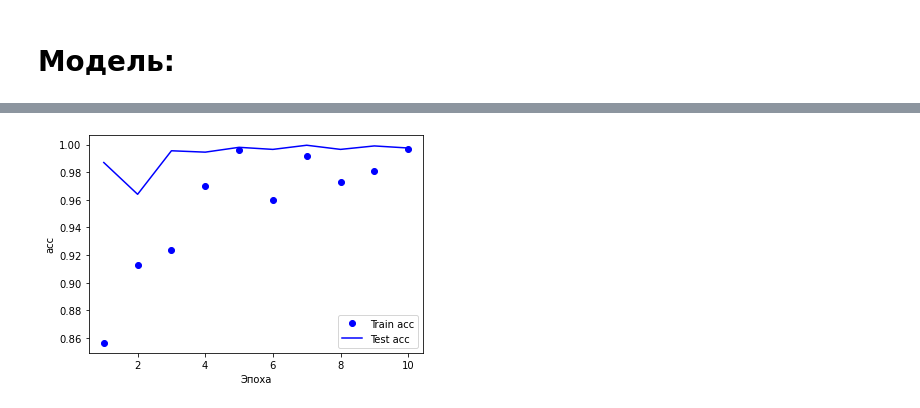
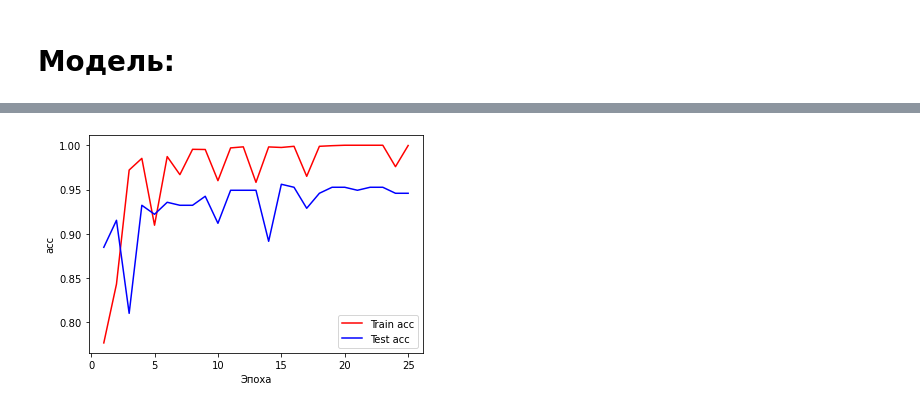
Before and after one commit to M3100Team/ML-model-training, a Jupyter notebook: training.ipynb, the cells around one changed output, grey strips where cells are left out. Cells and saved outputs as stored; diff of their text form; code cells hidden in the pictures.

Commit message:
Improving model

```diff
--- a/training.ipynb
+++ b/training.ipynb
@@ -75,8 +143,11 @@ model.add(layers.Conv2D(64, (3, 3), activation='relu'))
 model.add(layers.MaxPooling2D((2, 2)))
 model.add(layers.Conv2D(128, (3, 3), activation='relu'))
 model.add(layers.MaxPooling2D((2, 2)))
+model.add(layers.Conv2D(128, (3, 3), activation='relu'))
+model.add(layers.MaxPooling2D((2, 2)))
 model.add(layers.Flatten())
+model.add(layers.Dropout(0.5))
 model.add(layers.Dense(512, activation='relu'))
 model.add(layers.Dense(1, activation='sigmoid'))
-model.compile(loss='binary_crossentropy', optimizer=optimizers.RMSprop(learning_rate=0.0001), metrics=['acc'])
+model.compile(loss='binary_crossentropy', optimizer=optimizers.RMSprop(learning_rate=0.0001), metrics=['binary_accuracy'])
 # %% [markdown]
@@ -83,3 +155 @@ model.compile(loss='binary_crossentropy', optimizer=optimizers.RMSprop(learning_
 # Обучение:
-# %%
-history = model.fit(data_x_train, data_y_train, epochs=5, validation_data=(data_x_test, data_y_test), steps_per_epoch=50)
@@ -108,17 +156,3 @@ plt.show()
-# %%
-model = models.Sequential()
-model.add(layers.Conv2D(32, (3, 3), activation='relu', input_shape=(200, 200, 1)))
-model.add(layers.MaxPooling2D((2, 2)))
-model.add(layers.Conv2D(64, (3, 3), activation='relu'))
-model.add(layers.MaxPooling2D((2, 2)))
-model.add(layers.Conv2D(128, (3, 3), activation='relu'))
-model.add(layers.MaxPooling2D((2, 2)))
-model.add(layers.Conv2D(128, (3, 3), activation='relu'))
-model.add(layers.MaxPooling2D((2, 2)))
-model.add(layers.Flatten())
-model.add(layers.Dense(512, activation='relu'))
-model.add(layers.Dense(1, activation='sigmoid'))
-model.compile(loss='binary_crossentropy', optimizer=optimizers.RMSprop(learning_rate=0.0001), metrics=['acc'])
 # %%
-history = model.fit(data_x_train, data_y_train, epochs=10, validation_data=(data_x_test, data_y_test), steps_per_epoch=30)
+history = model.fit(data_x_train, data_y_train, epochs=25, validation_data=(data_x_test, data_y_test), batch_size=512)
 # %% [output]
@@ -145,9 +176,9 @@ Epoch 10/10
 # %%
-plt.plot(range(1, 11), history.history['acc'], 'bo', label='Train acc')
-plt.plot(range(1, 11), history.history['val_acc'], 'b', label='Test acc')
+plt.plot(range(1, 26), history.history['binary_accuracy'], 'b', c='red', label='Train acc')
+plt.plot(range(1, 26), history.history['val_binary_accuracy'], 'b', label='Test acc')
 plt.xlabel('Эпоха')
 plt.ylabel('acc')
 plt.legend()
 plt.show()
 # %% [output]
-[figure, old version]
+[figure, new version]
```
Also changed, not shown: parts of 19 cells of this notebook.
